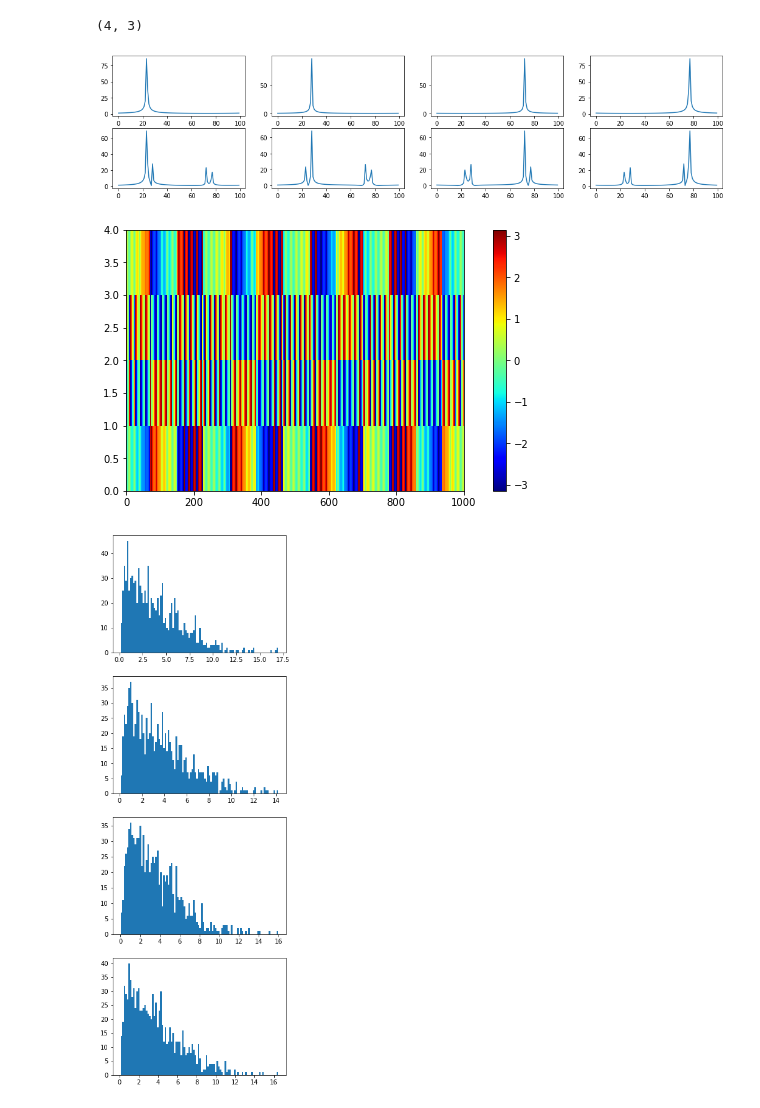
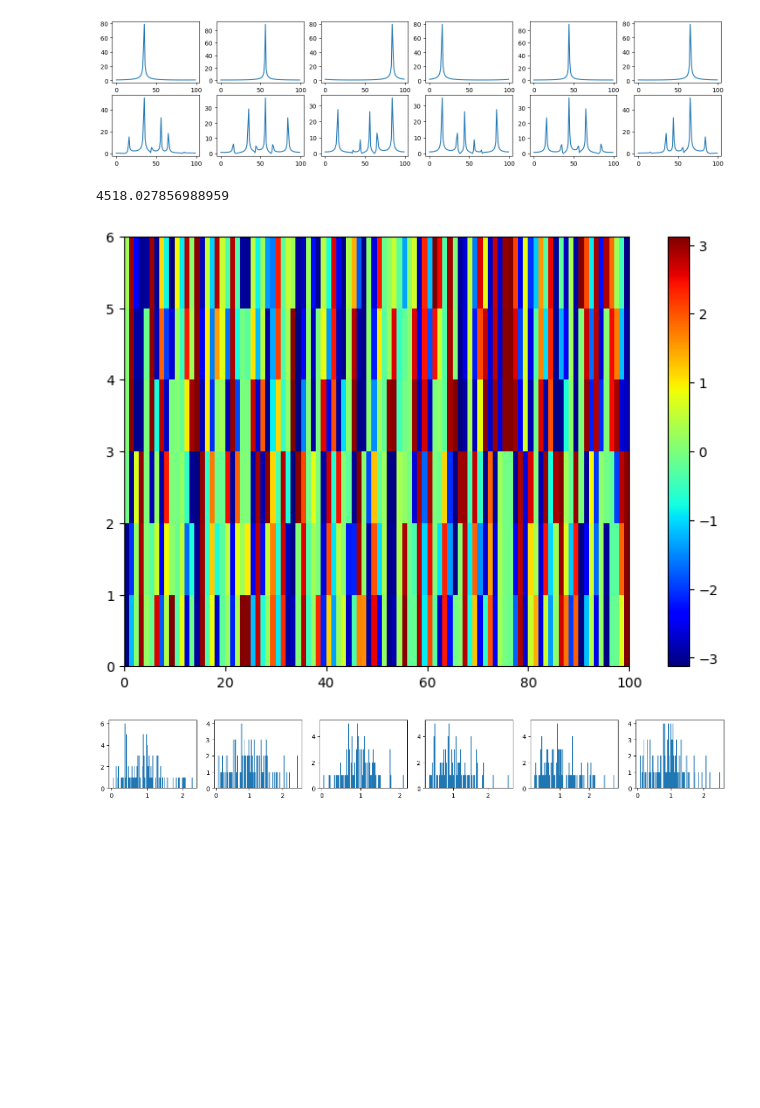
Before and after one commit to QiXuanMin/Meta-Lidar, a Jupyter notebook: ES_LIDAR.ipynb, the cells around one changed output. Saved outputs shown, nothing was run; the diff lists cells and outputs as text; code cells hidden in the pictures; blank space fills up the shorter version.

```diff
--- a/ES_LIDAR.ipynb
+++ b/ES_LIDAR.ipynb
@@ -8,14 +7,14 @@ import torch.nn.functional as F
 import torch
 # %%
 N  = 100
-channels = 4
+channels = 6
 # 光学参数
-anglepara = 0.35
+anglepara = 0.33
 theta = np.linspace(-np.pi*anglepara,np.pi*anglepara,channels) # 折射角度
 lambdad = 532e-9
 pitch = 400e-9
 d = 40e-6
-L = 1000 * pitch
+L = N * pitch
 k0 = 2*np.pi / lambdad
 
 dphi = pitch * np.sin(theta) * k0 # 相位梯度
@@ -37,14 +36,11 @@ AI = np.dot(a1,AT)
 
 E = np.dot(AI,np.transpose(np.exp(1j*phase)))
 O=np.dot(A,E)
-
-print(A.shape)
-sigma = 4
+#plt.plot(np.transpose(phase))
+sigma = 0.7
 Noise = np.dot(A,sigma*np.random.randn(3,N))
 #O = O + Noise
 err=np.abs(O-np.transpose(np.exp(1j*phase)))
-# %% [output]
-(4, 3)
 # %%
 fig, axs = plt.subplots( 2,channels,figsize=(18,4))
 images = []
@@ -53,24 +49,32 @@ for i in range (channels):
     images.append(axs[1][i].plot(np.abs(np.fft.fft(O[i,:]))))
 plt.show()
 # %% [output]
-[figure, old version]
+[figure, new version]
+# %%
+def MSE(pred,target):
+    return (np.sum((target - pred) ** 2)/len(target))
+
+loss = MSE(np.abs(np.fft.fft(np.transpose(np.exp(1j*phase)))),np.abs(np.fft.fft(O)))
+print(loss)
+# %% [output]
+4518.027856988959
 # %%
-jet = cm.get_cmap('jet', 256)
+jet = cm.get_cmap('jet')
 fig, axs = plt.subplots(1, 1,constrained_layout=True, squeeze=False)
 for [ax, cmap] in zip(axs.flat, [jet]):
     psm = ax.pcolormesh(np.angle(O), cmap=cmap, rasterized=True)
     fig.colorbar(psm, ax=ax)
 plt.show()
 # %% [output]
-[figure, old version]
+[figure, new version]
 # %%
-fig, axs = plt.subplots( channels,1,figsize=(5,16))
+fig, axs = plt.subplots(1,channels,figsize=(18,2))
 images = []
 for i in range (channels):
     images.append(axs[i].hist(err[i,:],bins = 100))
 plt.show()
 # %% [output]
-[figure, old version]
+[figure, new version]
 # %%
 # 角谱法
 def AS_Propagation(Uin,z,lambdad,L):
```
Also changed, not shown: parts of 3 cells of this notebook, 1 other file.
